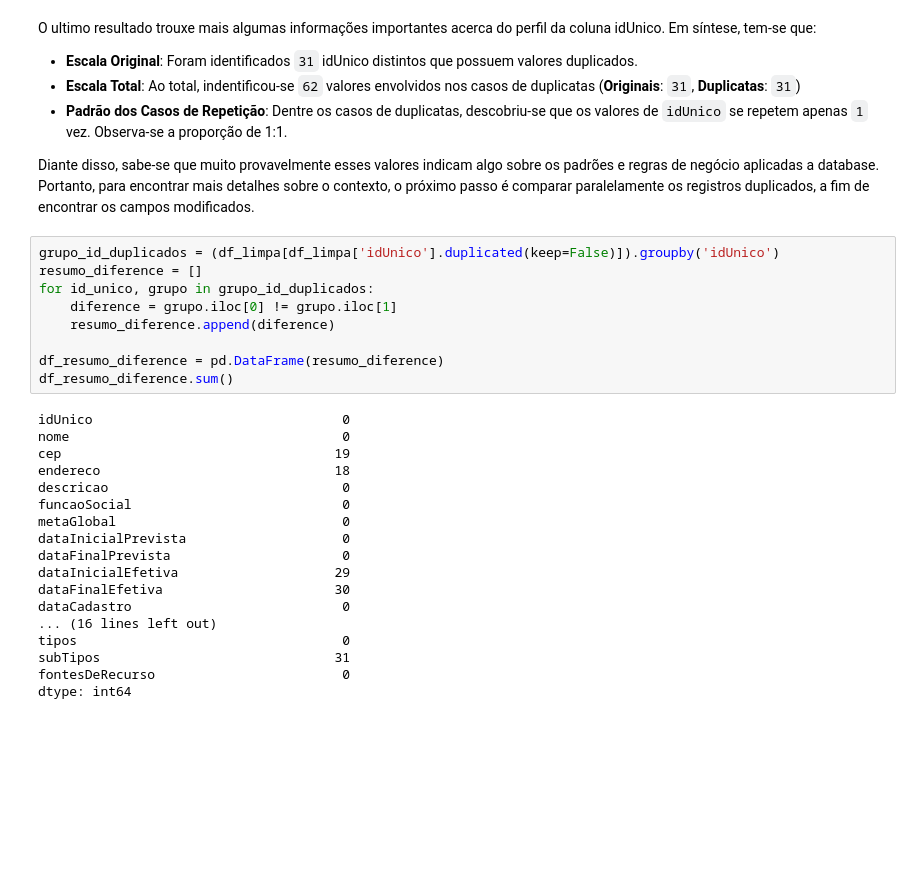
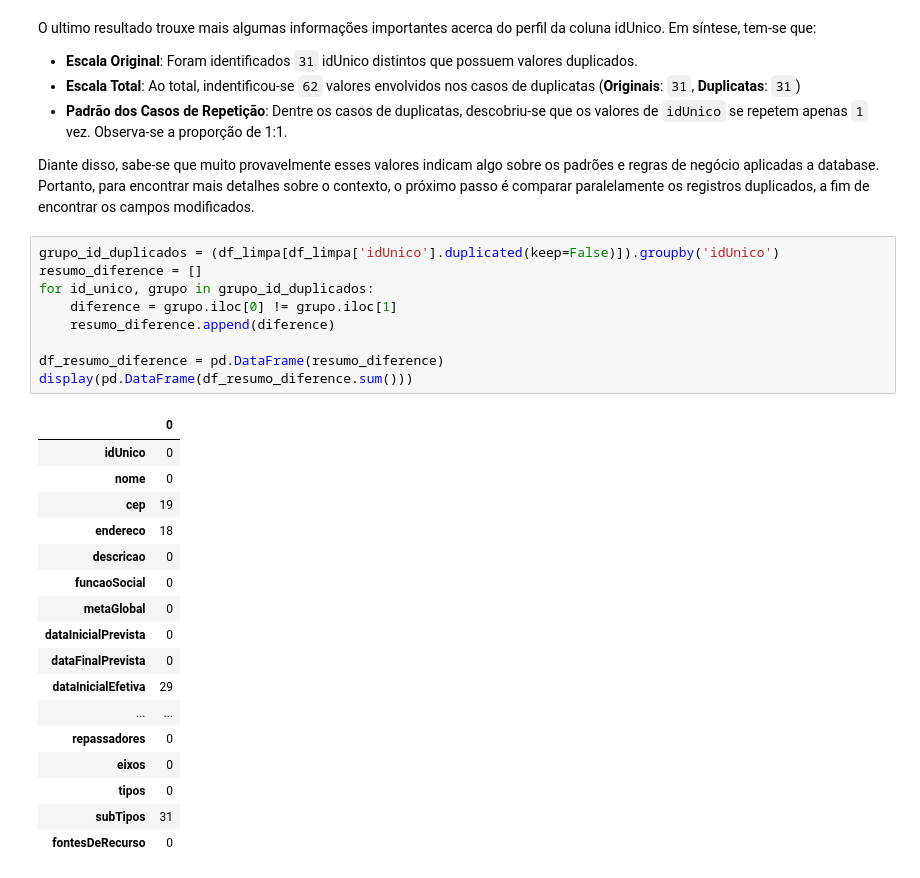
Before and after one commit to SAnjos3/analise-obras-df, a Jupyter notebook: notebooks/1.0-extracao_e_analise.ipynb, the cells around one changed output. Drawn from its saved outputs; the diff is of its cells as text; blank space fills up the shorter version.

Commit message:
FInalizando analise microscópica

```diff
--- a/notebooks/1.0-extracao_e_analise.ipynb
+++ b/notebooks/1.0-extracao_e_analise.ipynb
@@ -385,28 +431,28 @@ Diante disso, sabe-se que muito provavelmente esses valores indicam algo sobre o
 # %%
 grupo_id_duplicados = (df_limpa[df_limpa['idUnico'].duplicated(keep=False)]).groupby('idUnico')
 resumo_diference = []
 for id_unico, grupo in grupo_id_duplicados:
     diference = grupo.iloc[0] != grupo.iloc[1]
     resumo_diference.append(diference)
 
 df_resumo_diference = pd.DataFrame(resumo_diference)
-df_resumo_diference.sum()
+display(pd.DataFrame(df_resumo_diference.sum()))
 # %% [output]
-idUnico                                0
-nome                                   0
-cep                                   19
-endereco                              18
-descricao                              0
-funcaoSocial                           0
-metaGlobal                             0
-dataInicialPrevista                    0
-dataFinalPrevista                      0
-dataInicialEfetiva                    29
-dataFinalEfetiva                      30
-dataCadastro                           0
-... (16 lines left out)
-tipos                                  0
-subTipos                              31
-fontesDeRecurso                        0
-dtype: int64
+|  | 0 |
+| idUnico | 0 |
+| nome | 0 |
+| cep | 19 |
+| endereco | 18 |
+| descricao | 0 |
+| funcaoSocial | 0 |
+| metaGlobal | 0 |
+| dataInicialPrevista | 0 |
+| dataFinalPrevista | 0 |
+| dataInicialEfetiva | 29 |
+| ... | ... |
+| repassadores | 0 |
+| eixos | 0 |
+| tipos | 0 |
+| subTipos | 31 |
+| fontesDeRecurso | 0 |
 # %% [markdown]
```
Also changed, not shown: parts of 52 cells of this notebook, 2 other files.
